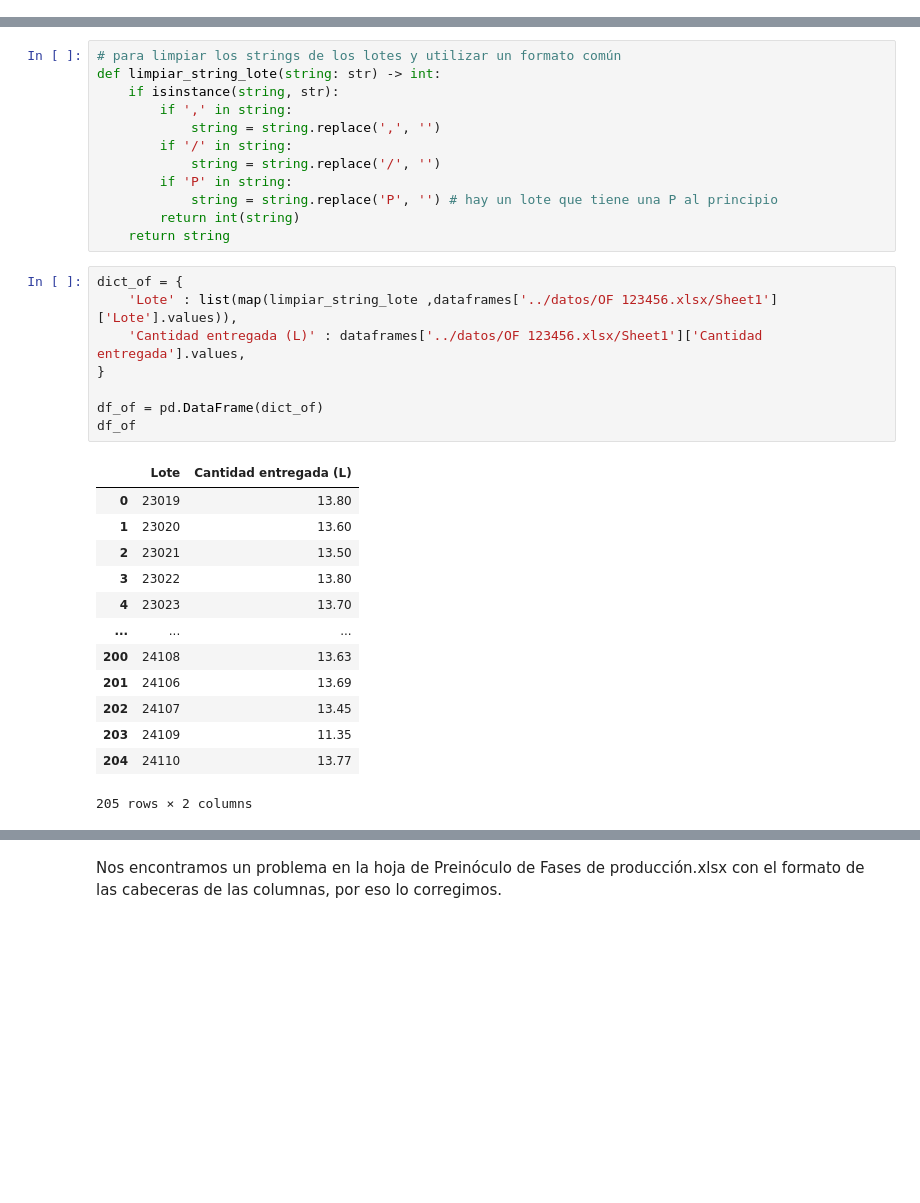
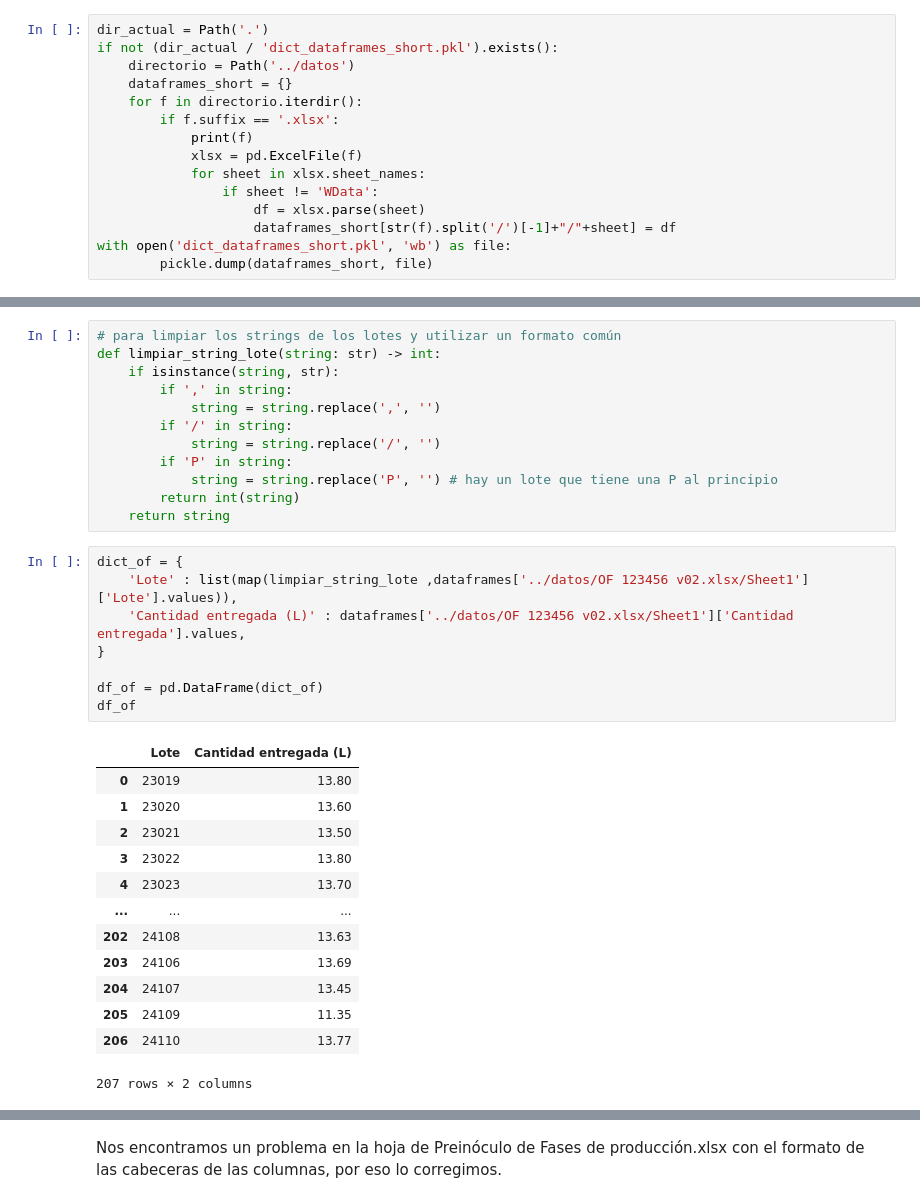
Before and after one commit to pablopertusa/datathon2024, a Jupyter notebook: exploratorio/analisis_exploratorio.ipynb, the cells around one changed output, grey strips where cells are left out. Drawn from its saved outputs; the diff is of its cells as text; blank space fills up the shorter version.

```diff
--- a/exploratorio/analisis_exploratorio.ipynb
+++ b/exploratorio/analisis_exploratorio.ipynb
@@ -6,3 +6,18 @@
 import pandas as pd
 from pathlib import Path
 import pickle
+# %%
+dir_actual = Path('.')
+if not (dir_actual / 'dict_dataframes_short.pkl').exists():
+    directorio = Path('../datos')
+    dataframes_short = {}
+    for f in directorio.iterdir():
+        if f.suffix == '.xlsx':
+            print(f)
+            xlsx = pd.ExcelFile(f)
+            for sheet in xlsx.sheet_names:
+                if sheet != 'WData':
+                    df = xlsx.parse(sheet)
+                    dataframes_short[str(f).split('/')[-1]+"/"+sheet] = df
+with open('dict_dataframes_short.pkl', 'wb') as file:
+        pickle.dump(dataframes_short, file)
@@ -70,23 +107,23 @@ def limpiar_string_lote(string: str) -> int:
     return string
 # %%
 dict_of = {
-    'Lote' : list(map(limpiar_string_lote ,dataframes['../datos/OF 123456.xlsx/Sheet1']['Lote'].values)),
-    'Cantidad entregada (L)' : dataframes['../datos/OF 123456.xlsx/Sheet1']['Cantidad entregada'].values,
+    'Lote' : list(map(limpiar_string_lote ,dataframes['../datos/OF 123456 v02.xlsx/Sheet1']['Lote'].values)),
+    'Cantidad entregada (L)' : dataframes['../datos/OF 123456 v02.xlsx/Sheet1']['Cantidad entregada'].values,
 }
 
 df_of = pd.DataFrame(dict_of)
 df_of
 # %% [output]
 |  | Lote | Cantidad entregada (L) |
 | 0 | 23019 | 13.80 |
 | 1 | 23020 | 13.60 |
 | 2 | 23021 | 13.50 |
 | 3 | 23022 | 13.80 |
 | 4 | 23023 | 13.70 |
 | ... | ... | ... |
-| 200 | 24108 | 13.63 |
-| 201 | 24106 | 13.69 |
-| 202 | 24107 | 13.45 |
-| 203 | 24109 | 11.35 |
-| 204 | 24110 | 13.77 |
+| 202 | 24108 | 13.63 |
+| 203 | 24106 | 13.69 |
+| 204 | 24107 | 13.45 |
+| 205 | 24109 | 11.35 |
+| 206 | 24110 | 13.77 |
-205 rows × 2 columns
+207 rows × 2 columns
```
Also changed, not shown: parts of 8 cells of this notebook, 9 other files.
